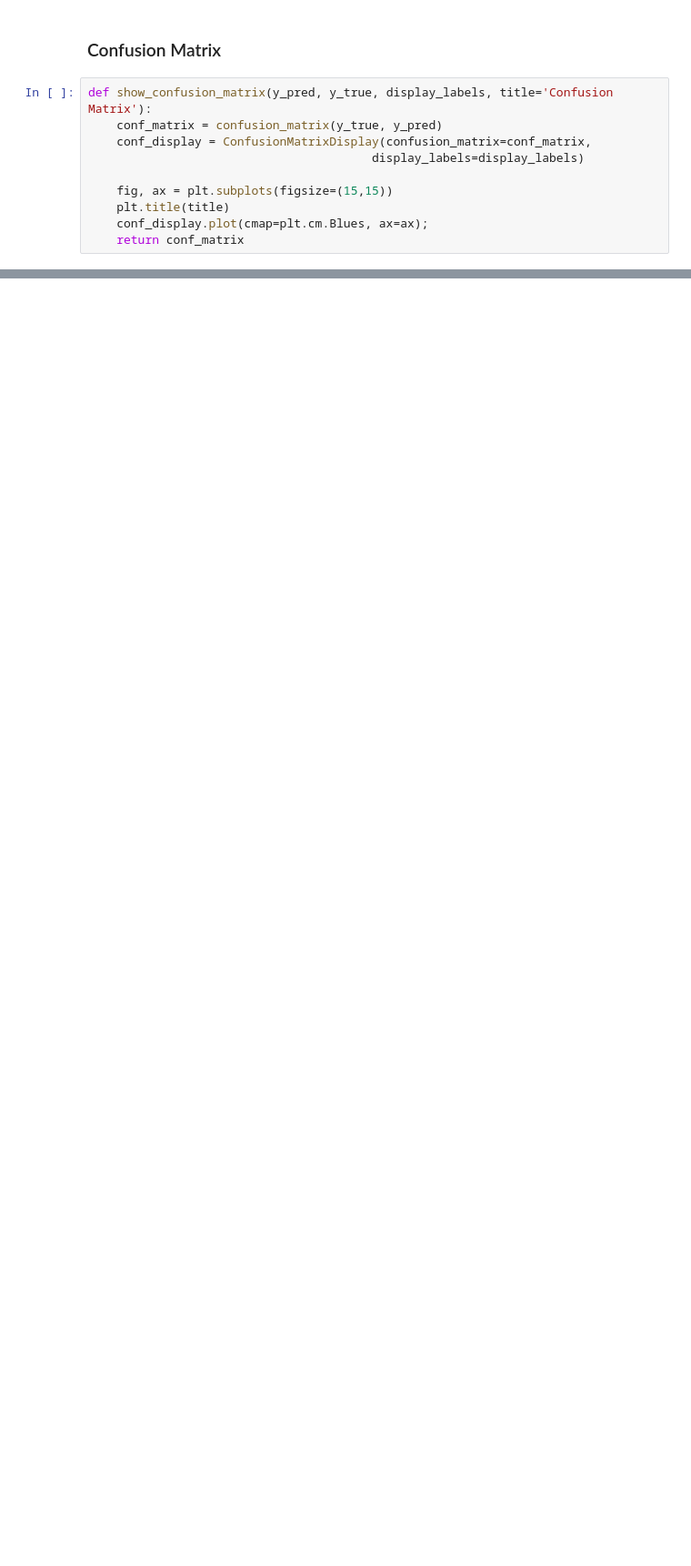
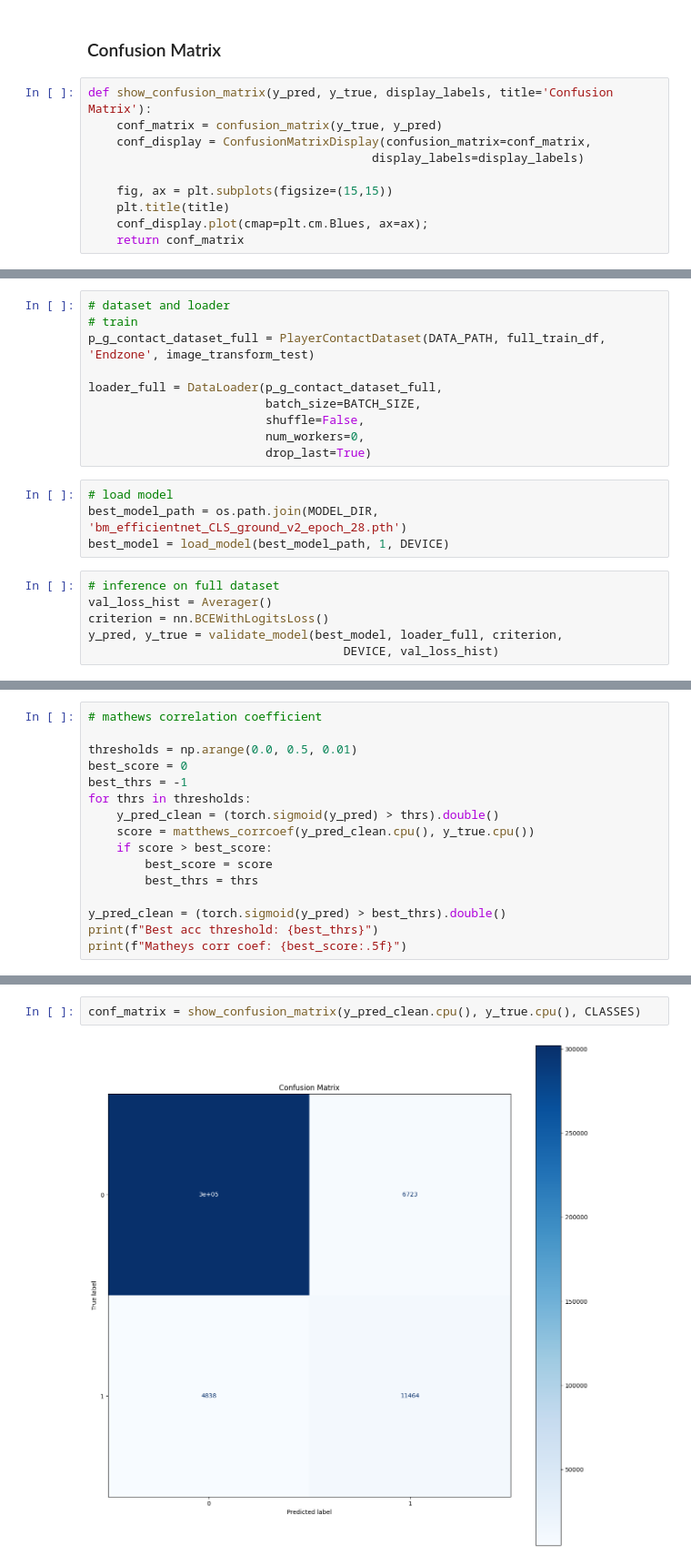
Before and after one commit to RicardFos/kaggle-player-contact-detection, a Jupyter notebook: image_classification_ground_endzone.ipynb, the cells around one changed output, grey strips where cells are left out. Shown: that part at 91% size. Cells and saved outputs as stored; diff of their text form; blank space fills up the shorter version.

```diff
--- a/image_classification_ground_endzone.ipynb
+++ b/image_classification_ground_endzone.ipynb
@@ -671,0 +743,20 @@ conf_matrix = show_confusion_matrix(y_pred_clean.cpu(), y_true.cpu(), CLASSES)
+# %%
+# dataset and loader
+# train
+p_g_contact_dataset_full = PlayerContactDataset(DATA_PATH, full_train_df, 'Endzone', image_transform_test)
+
+loader_full = DataLoader(p_g_contact_dataset_full,
+                         batch_size=BATCH_SIZE,
+                         shuffle=False,
+                         num_workers=0,
+                         drop_last=True)
+# %%
+# load model
+best_model_path = os.path.join(MODEL_DIR, 'bm_efficientnet_CLS_ground_v2_epoch_28.pth')
+best_model = load_model(best_model_path, 1, DEVICE)
+# %%
+# inference on full dataset
+val_loss_hist = Averager()
+criterion = nn.BCEWithLogitsLoss()
+y_pred, y_true = validate_model(best_model, loader_full, criterion,
+                                    DEVICE, val_loss_hist)
@@ -671,0 +767,16 @@ conf_matrix = show_confusion_matrix(y_pred_clean.cpu(), y_true.cpu(), CLASSES)
+# %%
+# mathews correlation coefficient
+
+thresholds = np.arange(0.0, 0.5, 0.01)
+best_score = 0
+best_thrs = -1
+for thrs in thresholds:
+    y_pred_clean = (torch.sigmoid(y_pred) > thrs).double()
+    score = matthews_corrcoef(y_pred_clean.cpu(), y_true.cpu())
+    if score > best_score:
+        best_score = score
+        best_thrs = thrs
+
+y_pred_clean = (torch.sigmoid(y_pred) > best_thrs).double()
+print(f"Best acc threshold: {best_thrs}")
+print(f"Matheys corr coef: {best_score:.5f}")
@@ -671,0 +786,4 @@ conf_matrix = show_confusion_matrix(y_pred_clean.cpu(), y_true.cpu(), CLASSES)
+# %%
+conf_matrix = show_confusion_matrix(y_pred_clean.cpu(), y_true.cpu(), CLASSES)
+# %% [output]
+[figure, added]
```
Also changed, not shown: parts of 19 cells of this notebook.
